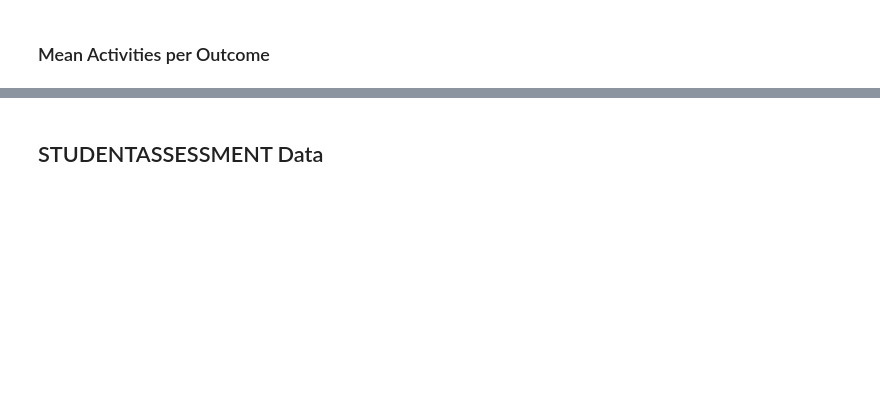
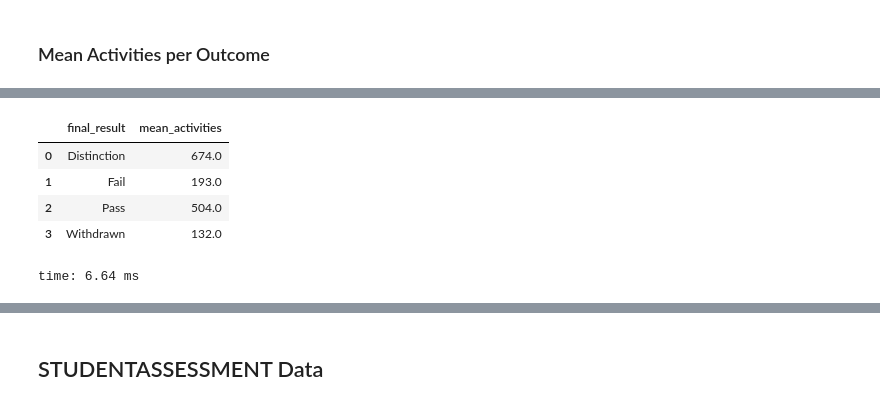
Before and after one commit to jeffreyhwatson/online_outcomes, a Jupyter notebook: notebooks/exploratory/cleaning_eda.ipynb, the cells around one changed output, grey strips where cells are left out. Saved outputs shown, nothing was run; the diff lists cells and outputs as text; code cells hidden in the pictures; blank space fills up the shorter version.

```diff
--- a/notebooks/exploratory/cleaning_eda.ipynb
+++ b/notebooks/exploratory/cleaning_eda.ipynb
@@ -1142,3 +1132,12 @@ time: 10.1 ms
+# %%
+mean_activities
+# %% [output]
+|  | final_result | mean_activities |
+| 0 | Distinction | 674.0 |
+| 1 | Fail | 193.0 |
+| 2 | Pass | 504.0 |
+| 3 | Withdrawn | 132.0 |
+time: 6.64 ms
 # %%
 mean_activities.describe()
 # %% [output]
```
Also changed, not shown: parts of 159 cells of this notebook, 5 other files.
